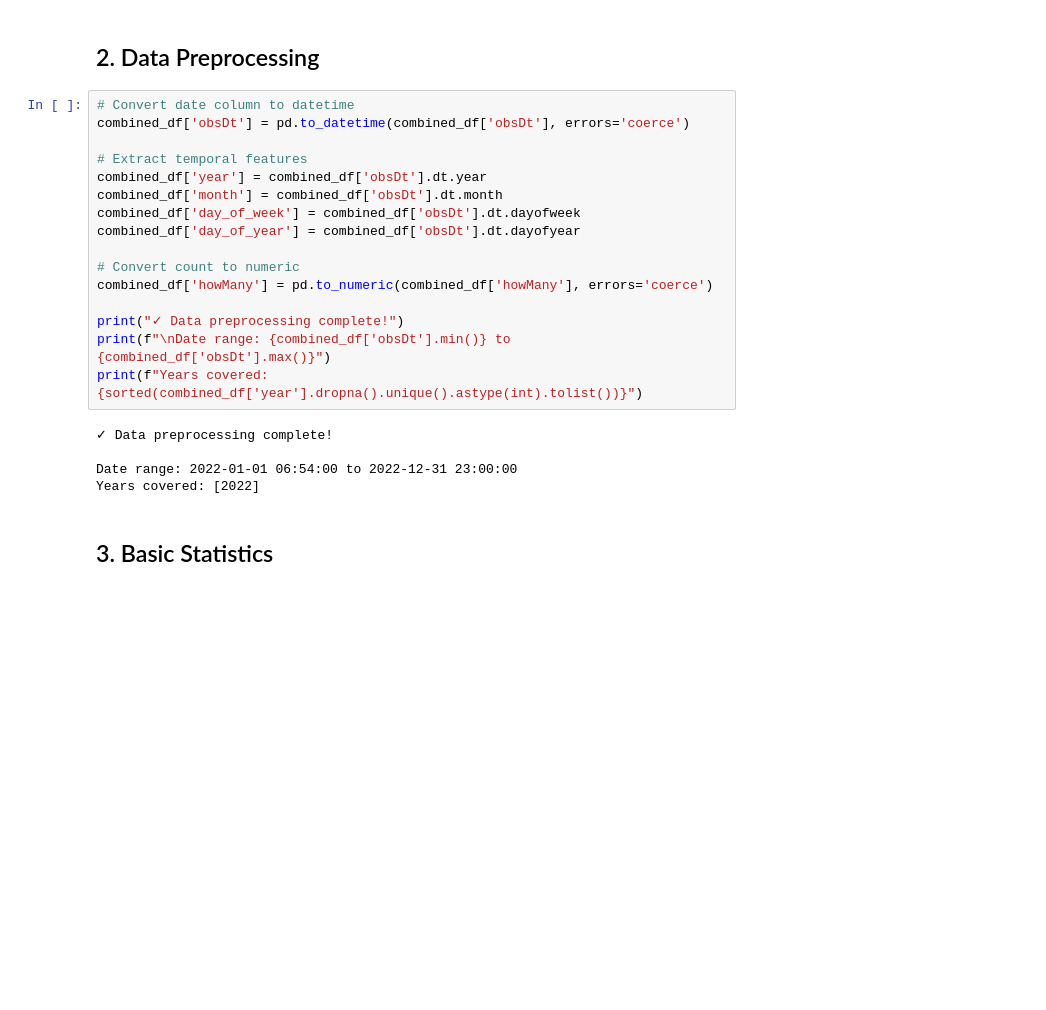
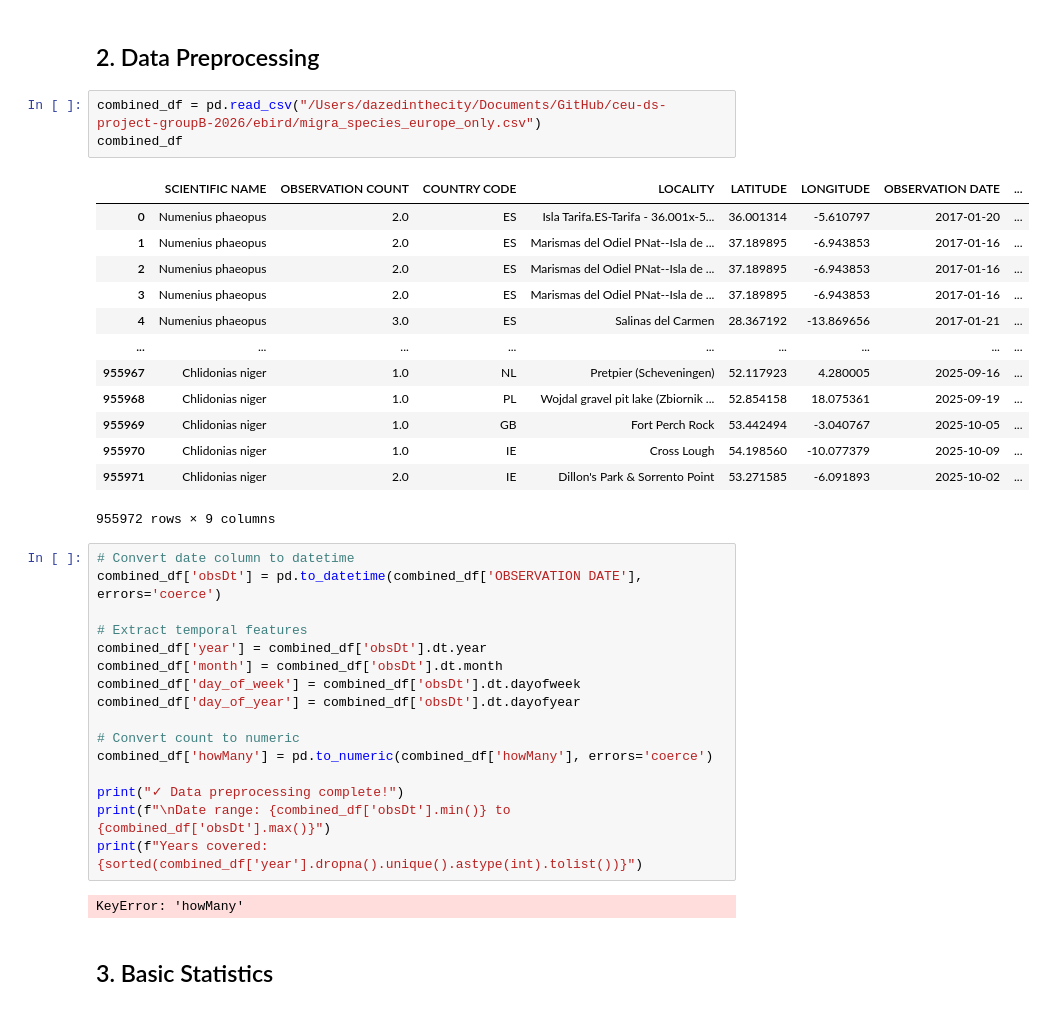
Before and after one commit to Miaaaac/ceu-ds-project-groupB-2026, a Jupyter notebook: ebird/migra_european_bird_analysis.ipynb, the cells around one changed output. Cells and saved outputs as stored; diff of their text form; blank space fills up the shorter version.

```diff
--- a/ebird/migra_european_bird_analysis.ipynb
+++ b/ebird/migra_european_bird_analysis.ipynb
@@ -215,9 +215,26 @@ dtypes: bool(6), float64(3), object(19)
 memory usage: 235.6+ MB
 # %% [markdown]
 ## 2. Data Preprocessing
+# %%
+combined_df = pd.read_csv("/Users/dazedinthecity/Documents/GitHub/ceu-ds-project-groupB-2026/ebird/migra_species_europe_only.csv")
+combined_df
+# %% [output]
+|  | SCIENTIFIC NAME | OBSERVATION COUNT | COUNTRY CODE | LOCALITY | LATITUDE | LONGITUDE | OBSERVATION DATE | ... |
+| 0 | Numenius phaeopus | 2.0 | ES | Isla Tarifa.ES-Tarifa - 36.001x-5... | 36.001314 | -5.610797 | 2017-01-20 | ... |
+| 1 | Numenius phaeopus | 2.0 | ES | Marismas del Odiel PNat--Isla de ... | 37.189895 | -6.943853 | 2017-01-16 | ... |
+| 2 | Numenius phaeopus | 2.0 | ES | Marismas del Odiel PNat--Isla de ... | 37.189895 | -6.943853 | 2017-01-16 | ... |
+| 3 | Numenius phaeopus | 2.0 | ES | Marismas del Odiel PNat--Isla de ... | 37.189895 | -6.943853 | 2017-01-16 | ... |
+| 4 | Numenius phaeopus | 3.0 | ES | Salinas del Carmen | 28.367192 | -13.869656 | 2017-01-21 | ... |
+| ... | ... | ... | ... | ... | ... | ... | ... | ... |
+| 955967 | Chlidonias niger | 1.0 | NL | Pretpier (Scheveningen) | 52.117923 | 4.280005 | 2025-09-16 | ... |
+| 955968 | Chlidonias niger | 1.0 | PL | Wojdal gravel pit lake (Zbiornik ... | 52.854158 | 18.075361 | 2025-09-19 | ... |
+| 955969 | Chlidonias niger | 1.0 | GB | Fort Perch Rock | 53.442494 | -3.040767 | 2025-10-05 | ... |
+| 955970 | Chlidonias niger | 1.0 | IE | Cross Lough | 54.198560 | -10.077379 | 2025-10-09 | ... |
+| 955971 | Chlidonias niger | 2.0 | IE | Dillon's Park & Sorrento Point | 53.271585 | -6.091893 | 2025-10-02 | ... |
+955972 rows × 9 columns
 # %%
 # Convert date column to datetime
-combined_df['obsDt'] = pd.to_datetime(combined_df['obsDt'], errors='coerce')
+combined_df['obsDt'] = pd.to_datetime(combined_df['OBSERVATION DATE'], errors='coerce')
 
 # Extract temporal features
 combined_df['year'] = combined_df['obsDt'].dt.year
@@ -232,10 +249,7 @@ print("✓ Data preprocessing complete!")
 print(f"\nDate range: {combined_df['obsDt'].min()} to {combined_df['obsDt'].max()}")
 print(f"Years covered: {sorted(combined_df['year'].dropna().unique().astype(int).tolist())}")
 # %% [output]
-✓ Data preprocessing complete!
-
-Date range: 2022-01-01 06:54:00 to 2022-12-31 23:00:00
-Years covered: [2022]
+KeyError: 'howMany'
 # %% [markdown]
 ## 3. Basic Statistics
 # %%
```
Also changed, not shown: 51 other files.
